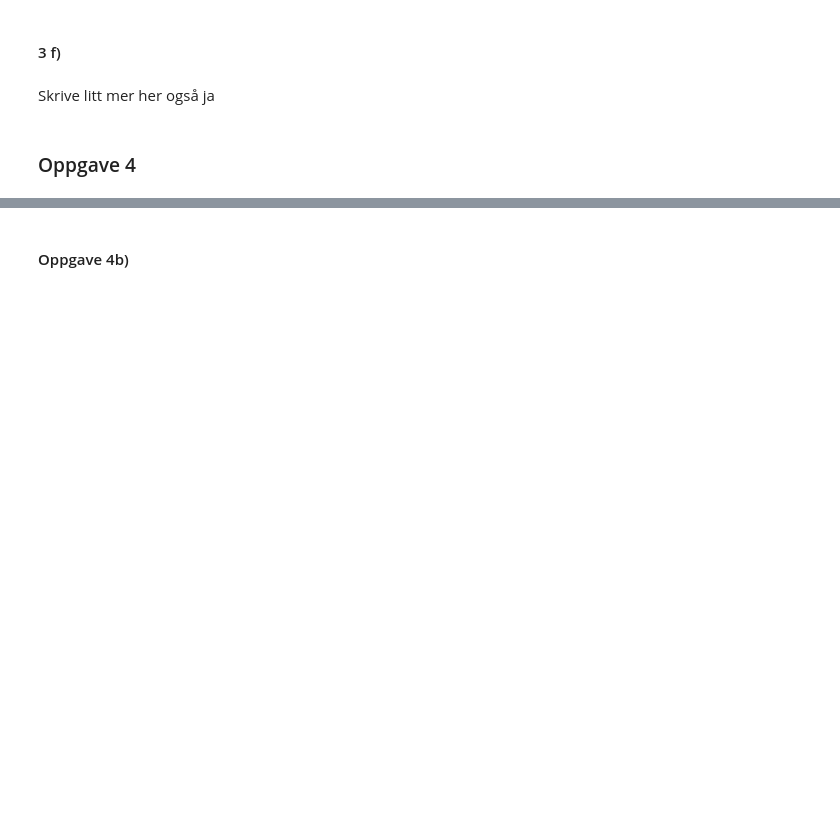
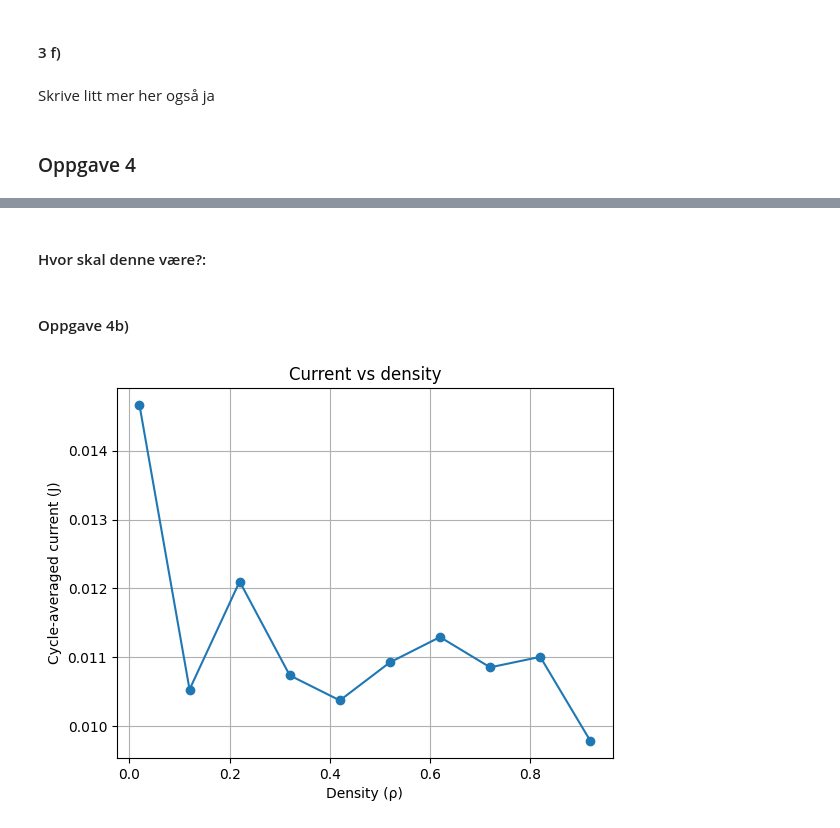
Before and after one commit to einaraarnaes/Prosjekt2, a Jupyter notebook: code.ipynb, the cells around one changed output, grey strips where cells are left out. Saved outputs shown, nothing was run; the diff lists cells and outputs as text; code cells hidden in the pictures; blank space fills up the shorter version.

```diff
--- a/code.ipynb
+++ b/code.ipynb
@@ -602,4 +598,6 @@ Todo:
 '\nTodo:\n- Endre V_1 slik at den tar inn period som et argument, så er jeg konsekvent med det.\n'
+# %% [markdown]
+#### Hvor skal denne være?:
 # %%
 #New random walkn which handles everything:
 
@@ -668,10 +666,55 @@ def random_walk(n_steps, start_pos, p_minus, p_pluss, repulsion = True, axis_wra
 # %%
 bk = 1000
 N_x = 100
+N_s = 10
 T_p = 300
-N_s = 10
-alhpa = 0.2
+N_c = 100
+alpha = 0.2
 b = 20
 
-def rho(b, N_p, N_s, N_x):
-    return (b*N_p) / (N_s * N_x)
+axis_size = N_s * N_x
+grid = np.arange(0, N_x)
+
+def V_1_periodic(x):
+    per_x = x % N_x - (1 - alpha) * N_x
+    return np.where(per_x > 0, per_x / (alpha * N_x), -per_x / ((1 - alpha) * N_x))
+
+p_plus_1, p_minus_1 = p_vals(grid, V_2, bk)
+p_plus_2, p_minus_2 = p_vals(grid, V_1_periodic, bk)
+
+rho_vals = []
+J_vals = []
+
+Np_values = np.arange(1, axis_size // b, 5)
+
+for Np in Np_values:
+    rho = b * Np / (N_s * N_x)
+    rho_vals.append(rho)
+
+    spacing = axis_size // Np
+    positions = np.arange(0, spacing * Np, spacing)
+
+    J_cycles = []
+
+    for cycle in range(N_c):
+        start_positions = positions.copy()
+
+        positions = random_walk_repulsion_periodic(T_p, positions, p_minus_1, p_plus_1, axis_size)
+        positions = random_walk_repulsion_periodic(T_p, positions, p_minus_2, p_plus_2, axis_size)
+
+        delta = positions - start_positions
+        delta[delta > axis_size/2] -= axis_size
+        delta[delta < -axis_size/2] += axis_size
+
+        J_cycles.append(np.mean(delta) / (2 * T_p))
+
+    J_vals.append(np.mean(J_cycles))
+
+plt.plot(rho_vals, J_vals, 'o-')
+plt.xlabel("Density (ρ)")
+plt.ylabel("Cycle-averaged current (J)")
+plt.title("Current vs density")
+plt.grid()
+plt.show()
+# %% [output]
+[figure, added]
```
Also changed, not shown: parts of 11 cells of this notebook.
